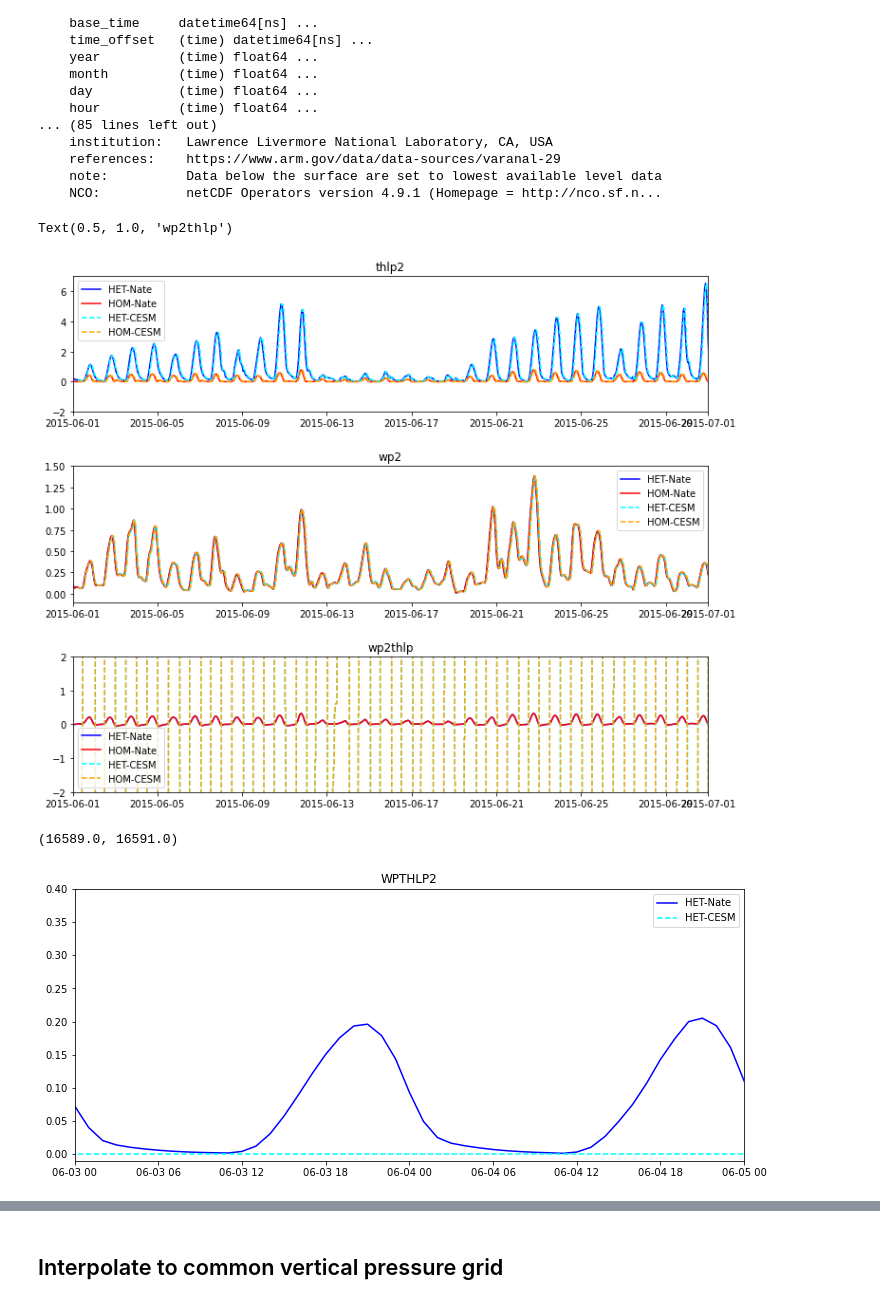
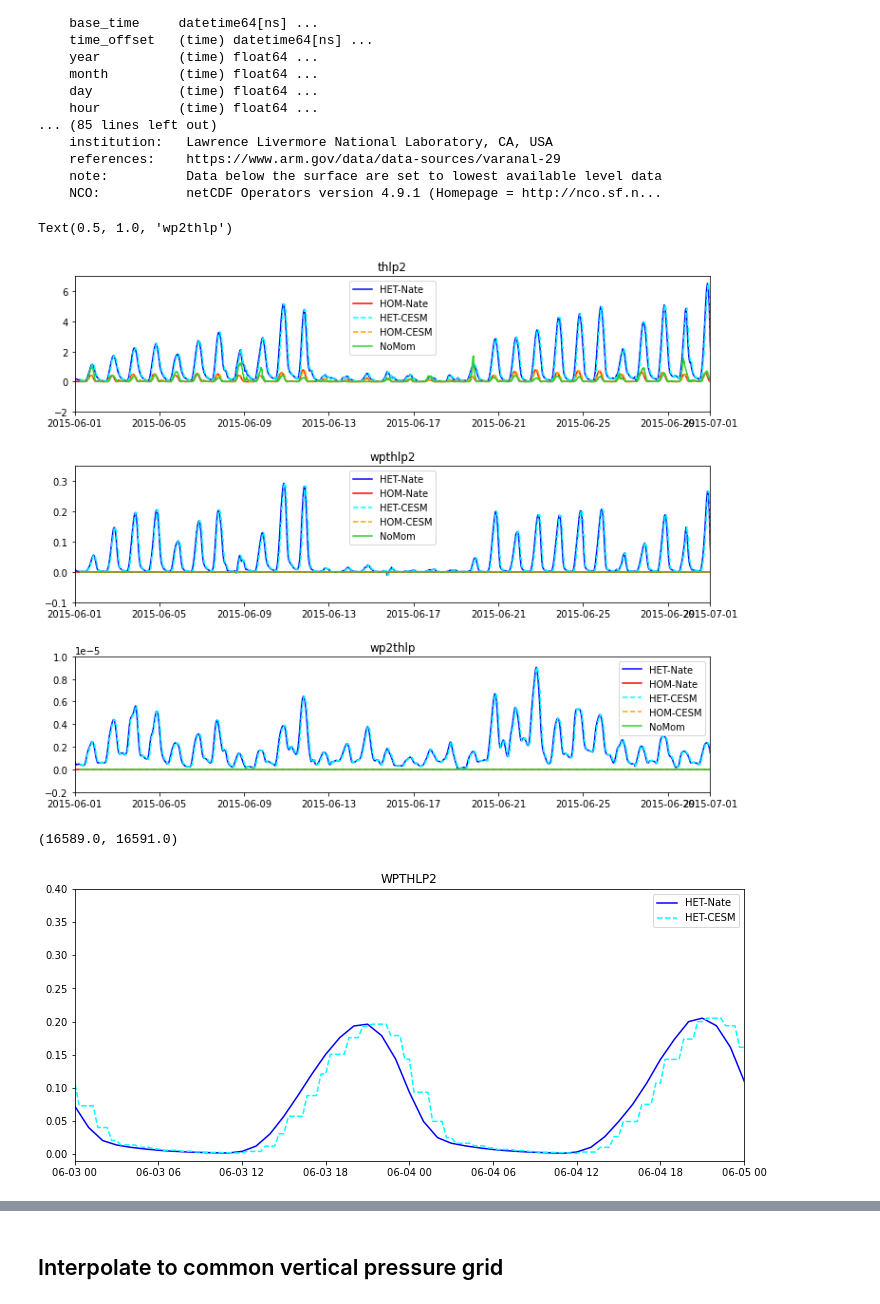
Before and after one commit to megandevlan/CLASP-CESM2_analysis, a Jupyter notebook: SCAM_timeseries.ipynb, the cells around one changed output, grey strips where cells are left out. Drawn from its saved outputs; the diff is of its cells as text; code cells hidden in the pictures.

```diff
--- a/SCAM_timeseries.ipynb
+++ b/SCAM_timeseries.ipynb
@@ -31,14 +31,14 @@ warnings.filterwarnings('ignore')
 # %%
 # Files
 #dataDir = '~/Documents/Analysis/CLASP/SCAM_runs/2minCoupling/'
-dataDir  = '/Users/mdfowler/Documents/Analysis/CLASP/SCAM_runs/'
+dataDir  = '/Users/mdfowler/Documents/Analysis/CLASP/SCAM_runs/AllMomentsSet/'
 dirNoMom = '/Users/mdfowler/Documents/Analysis/CLASP/SCAM_runs/HMG_noMomentsPrescribed/'
 
 hmg_startFile = dataDir+'FSCAM.T42_T42.arm97.clasp_hmg_startDay'
 htg_startFile = dataDir+'FSCAM.T42_T42.arm97.clasp_htg_startDay'
 noMom_startFile = dirNoMom+'FSCAM.T42_T42.arm97.clasp_hmg_noMoments_startDay'
 
-middleFile    = '_V2.cam.h0.2015-' # Default 20 min coupling
+middleFile    = '_allMoments.cam.h0.2015-' # Default 20 min coupling
 noMom_middle  = '.cam.h0.2015-'
 #middleFile    = '.cam.h0.2015-'     # 2 min coupling
 endFile       = '-00000.nc'
@@ -304,41 +334,44 @@ Data variables:
 # %%
 fig, axs = plt.subplots(3,1, figsize=(12, 10),
                      facecolor='w', edgecolor='k')
 axs = axs.ravel()
 plt.subplots_adjust(hspace=0.4)
 
 # First plot: thlp2
 axs[0].plot(nateHTG.time.values,np.squeeze(nateHTG.thlp2.values)[:],'b',label='HET-Nate')
 axs[0].plot(nateHMG.time.values,np.squeeze(nateHMG.thlp2.values)[:],'r',label='HOM-Nate')
 axs[0].plot(timesHTG,np.squeeze(htgDS.THLP2_CLUBB.values)[:,-1],'--',marker='',color='cyan',label='HET-CESM')
 axs[0].plot(timesHMG,np.squeeze(hmgDS.THLP2_CLUBB.values)[:,-1],'--',color='orange',label='HOM-CESM')
+axs[0].plot(timesHMG,np.squeeze(noMomDS.THLP2_CLUBB.values)[:,-1],'-',color='limegreen',label='NoMom')
 axs[0].legend()
 axs[0].set_xlim(datetime.date(2015,6,1), datetime.date(2015,7,1))
 axs[0].set_ylim([-2,7])
 axs[0].set_title('thlp2')
 
-# # Second plot: wpthlp2
-# axs[1].plot(nateHTG.time.values,np.squeeze(nateHTG.wp2.values)[:],'b',label='HET-Nate')
-# axs[1].plot(nateHMG.time.values,np.squeeze(nateHMG.wp2.values)[:],'r',label='HOM-Nate')
-# axs[1].plot(timesHTG,np.squeeze(htgDS.WP2_CLUBB.values)[:,-1],'--',marker='',color='cyan',label='HET-CESM')
-# axs[1].plot(timesHMG,np.squeeze(hmgDS.WP2_CLUBB.values)[:,-1],'--',color='orange',label='HOM-CESM')
-# axs[1].legend()
-# axs[1].set_xlim(datetime.date(2015,6,1), datetime.date(2015,7,1))
-# axs[1].set_ylim([-0.1,1.5])
-# axs[1].set_title('wp2')
+# Second plot: wpthlp2
+axs[1].plot(nateHTG.time.values,np.squeeze(nateHTG.wpthetap2.values)[:],'b',label='HET-Nate')
+axs[1].plot(nateHMG.time.values,np.squeeze(nateHMG.wpthetap2.values)[:],'r',label='HOM-Nate')
+axs[1].plot(timesHTG,np.squeeze(htgDS.WPTHLP2_CLUBB.values)[:,-1],'--',marker='',color='cyan',label='HET-CESM')
+axs[1].plot(timesHMG,np.squeeze(hmgDS.WPTHLP2_CLUBB.values)[:,-1],'--',color='orange',label='HOM-CESM')
+axs[1].plot(timesHMG,np.squeeze(noMomDS.WPTHLP2_CLUBB.values)[:,-1],'-',color='limegreen',label='NoMom')
+axs[1].legend()
+axs[1].set_xlim(datetime.date(2015,6,1), datetime.date(2015,7,1))
+axs[1].set_ylim([-0.1,0.35])
+axs[1].set_title('wpthlp2')
 
-# # Third plot: wp2thlp
-# axs[2].plot(nateHTG.time.values,np.squeeze(nateHTG.wpthlp_sfc.values)[:],'b',label='HET-Nate')
-# axs[2].plot(nateHMG.time.values,np.squeeze(nateHMG.wpthlp_sfc.values)[:],'r',label='HOM-Nate')
-# axs[2].plot(timesHTG,np.squeeze(htgDS.WPTHLP_CLUBB.values)[:,-1],'--',marker='',color='cyan',label='HET-CESM')
-# axs[2].plot(timesHMG,np.squeeze(hmgDS.WPTHLP_CLUBB.values)[:,-1],'--',color='orange',label='HOM-CESM')
-# axs[2].legend()
-# axs[2].set_xlim(datetime.date(2015,6,1), datetime.date(2015,7,1))
-# axs[2].set_ylim([-2,2])
-# axs[2].set_title('wp2thlp')
+# Third plot: wp2thlp
+axs[2].plot(nateHTG.time.values,np.squeeze(nateHTG.wp2thetap.values)[:],'b',label='HET-Nate')
+axs[2].plot(nateHMG.time.values,np.squeeze(nateHMG.wp2thetap.values)[:],'r',label='HOM-Nate')
+axs[2].plot(timesHTG,np.squeeze(htgDS.WP2THLP_CLUBB.values)[:,-1],'--',marker='',color='cyan',label='HET-CESM')
+axs[2].plot(timesHMG,np.squeeze(hmgDS.WP2THLP_CLUBB.values)[:,-1],'--',color='orange',label='HOM-CESM')
+axs[2].plot(timesHMG,np.squeeze(noMomDS.WP2THLP_CLUBB.values)[:,-1],'-',color='limegreen',label='NoMom')
+axs[2].legend()
+axs[2].set_xlim(datetime.date(2015,6,1), datetime.date(2015,7,1))
+axs[2].set_ylim([-2e-6,1e-5])
+axs[2].set_title('wp2thlp')
 # %% [output]
 Text(0.5, 1.0, 'wp2thlp')
-[figure, old version]
+[figure, new version]
 # %%
 fig, ax1 = plt.subplots(1,1, figsize=(12, 5),
                      facecolor='w', edgecolor='k')
@@ -346,7 +379,7 @@ fig, ax1 = plt.subplots(1,1, figsize=(12, 5),
 
 ax1.plot(nateHTG.time.values,np.squeeze(nateHTG.wpthetap2.values)[:],'b',label='HET-Nate')
 #ax1.plot(nateHMG.time.values,np.squeeze(nateHMG.wpthetap2.values)[:],'r',label='HOM-Nate')
-ax1.plot(timesHTG,np.squeeze(htgDS.WPTHLP2_CLUBB.values)[:,-2],'--',marker='',color='cyan',label='HET-CESM')
+ax1.plot(timesHTG,np.squeeze(htgDS.WPTHLP2_CLUBB.values)[:,-1],'--',marker='',color='cyan',label='HET-CESM')
 #ax1.plot(timesHMG,np.squeeze(hmgDS.WPTHLP2_CLUBB.values)[:,-1],'--',color='orange',label='HOM-CESM')
 ax1.legend()
 ax1.set_xlim(datetime.date(2015,6,1), datetime.date(2015,7,1))
@@ -356,4 +389,4 @@ ax1.set_title('WPTHLP2')
 ax1.set_xlim(datetime.date(2015,6,3), datetime.date(2015,6,5))
 # %% [output]
 (16589.0, 16591.0)
-[figure, old version]
+[figure, new version]
```
Also changed, not shown: parts of 6 cells of this notebook.
